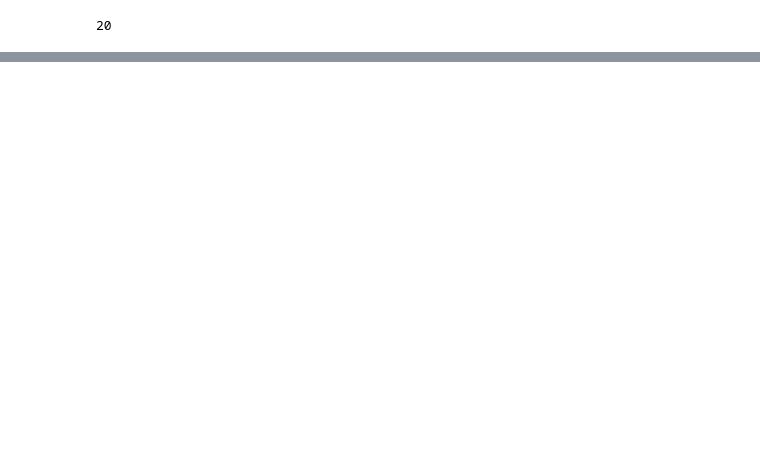
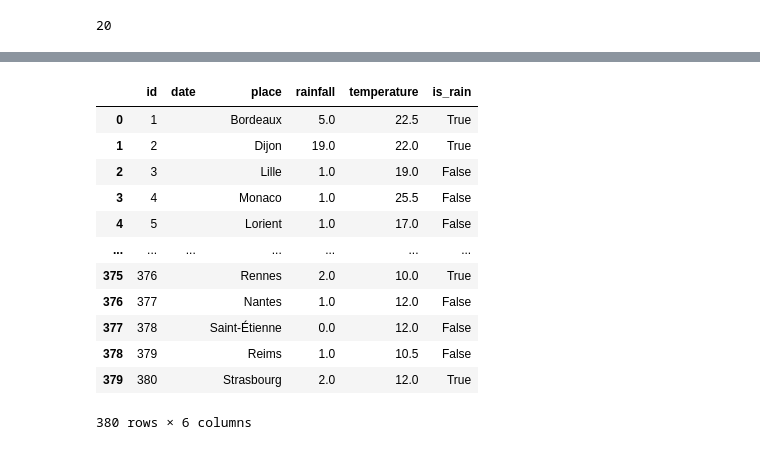
Before and after one commit to rolandina/foot-meteo, a Jupyter notebook: project_with_weather_from_csv/Requêtes.ipynb, the cells around one changed output, grey strips where cells are left out. Cells and saved outputs as stored; diff of their text form; code cells hidden in the pictures; blank space fills up the shorter version.

```diff
--- a/project_with_weather_from_csv/Requêtes.ipynb
+++ b/project_with_weather_from_csv/Requêtes.ipynb
@@ -227,0 +281,23 @@ df3['buts'][df3['last_name'] == 'M. Depay'].sum()
+# %%
+#assuption is_rain = true si le plue > 1mm et faux si non
+match_meteo = pd.read_sql_query(f"""
+    SELECT *
+    FROM matches
+    ;""", conn)
+
+match_meteo["is_rain"] = [True if mm>1 else False for mm in match_meteo['rainfall']]
+match_meteo
+# %% [output]
+|  | id | date | place | rainfall | temperature | is_rain |
+| 0 | 1 |  | Bordeaux | 5.0 | 22.5 | True |
+| 1 | 2 |  | Dijon | 19.0 | 22.0 | True |
+| 2 | 3 |  | Lille | 1.0 | 19.0 | False |
+| 3 | 4 |  | Monaco | 1.0 | 25.5 | False |
+| 4 | 5 |  | Lorient | 1.0 | 17.0 | False |
+| ... | ... | ... | ... | ... | ... | ... |
+| 375 | 376 |  | Rennes | 2.0 | 10.0 | True |
+| 376 | 377 |  | Nantes | 1.0 | 12.0 | False |
+| 377 | 378 |  | Saint-Étienne | 0.0 | 12.0 | False |
+| 378 | 379 |  | Reims | 1.0 | 10.5 | False |
+| 379 | 380 |  | Strasbourg | 2.0 | 12.0 | True |
+380 rows × 6 columns
```
Also changed, not shown: parts of 21 cells of this notebook.
